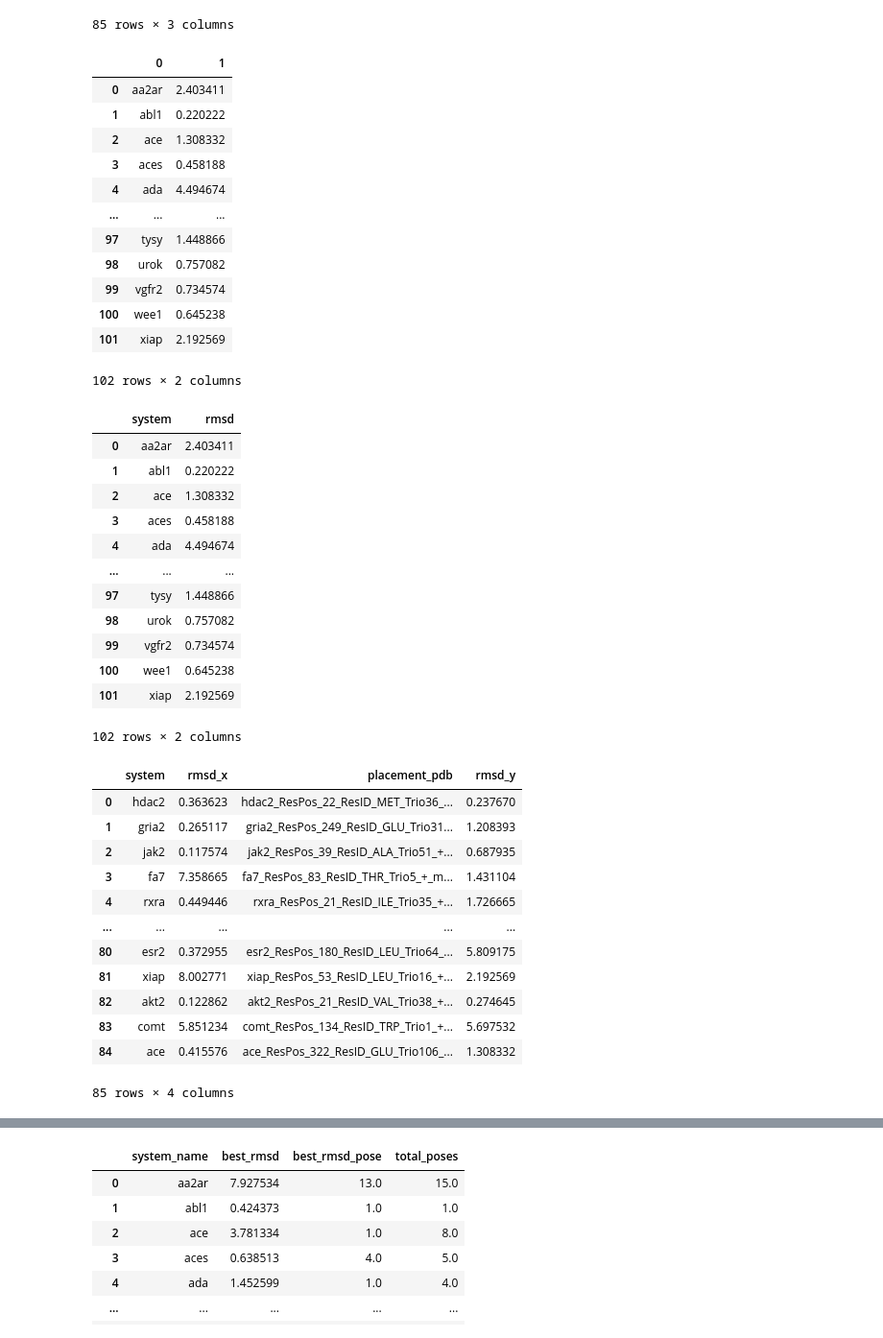
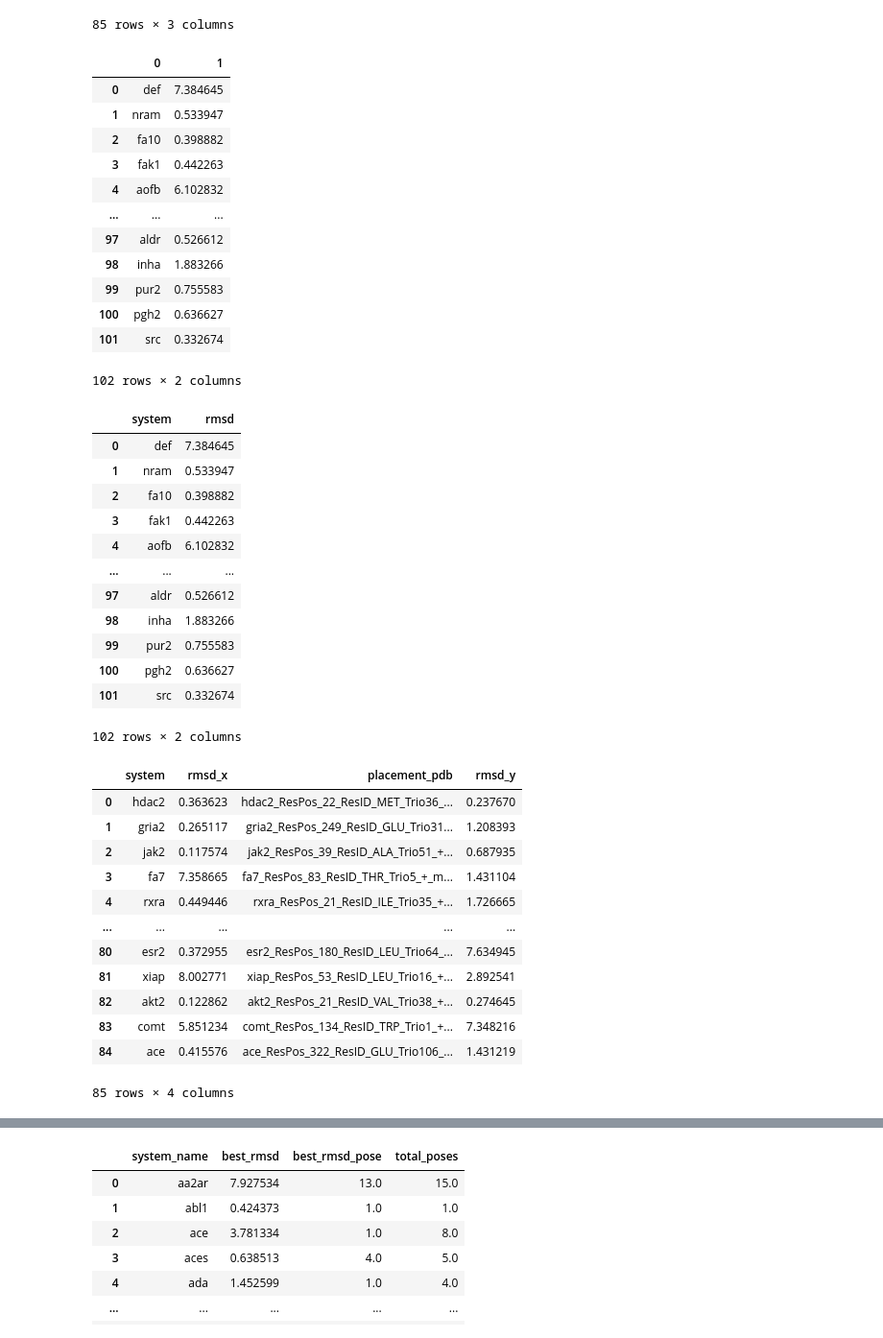
Before and after one commit to toadlover/thyme_lab_internship_2024, a Jupyter notebook: jupyter_notebooks/all_software_comparison_top_1_single_best_motifs_placements.ipynb, the cells around one changed output, grey strips where cells are left out. Shown at 96% size. Drawn from its saved outputs; the diff is of its cells as text; code cells hidden in the pictures.

```diff
--- a/jupyter_notebooks/all_software_comparison_top_1_single_best_motifs_placements.ipynb
+++ b/jupyter_notebooks/all_software_comparison_top_1_single_best_motifs_placements.ipynb
@@ -24,21 +24,21 @@ motifs_df
 85 rows × 3 columns
 # %%
 #initial read and print of AutoDock Vina dataframe
-ad_df = pd.read_csv("../AutoDock_Vina/ADV_best_rmsds.csv",header=None)
+ad_df = pd.read_csv("../AutoDock_Vina/ADV_best_rmsds_top_1.csv",header=None)
 ad_df
 # %% [output]
 |  | 0 | 1 |
-| 0 | aa2ar | 2.403411 |
-| 1 | abl1 | 0.220222 |
-| 2 | ace | 1.308332 |
-| 3 | aces | 0.458188 |
-| 4 | ada | 4.494674 |
+| 0 | def | 7.384645 |
+| 1 | nram | 0.533947 |
+| 2 | fa10 | 0.398882 |
+| 3 | fak1 | 0.442263 |
+| 4 | aofb | 6.102832 |
 | ... | ... | ... |
-| 97 | tysy | 1.448866 |
-| 98 | urok | 0.757082 |
-| 99 | vgfr2 | 0.734574 |
-| 100 | wee1 | 0.645238 |
-| 101 | xiap | 2.192569 |
+| 97 | aldr | 0.526612 |
+| 98 | inha | 1.883266 |
+| 99 | pur2 | 0.755583 |
+| 100 | pgh2 | 0.636627 |
+| 101 | src | 0.332674 |
 102 rows × 2 columns
 # %%
 #rename autodock columns to be "system" and "rmsd" like with motifs dataframe (initial .csv did not have header line)
@@ -47,17 +47,17 @@ ad_df.columns = ['system', 'rmsd']
 ad_df
 # %% [output]
 |  | system | rmsd |
-| 0 | aa2ar | 2.403411 |
-| 1 | abl1 | 0.220222 |
-| 2 | ace | 1.308332 |
-| 3 | aces | 0.458188 |
-| 4 | ada | 4.494674 |
+| 0 | def | 7.384645 |
+| 1 | nram | 0.533947 |
+| 2 | fa10 | 0.398882 |
+| 3 | fak1 | 0.442263 |
+| 4 | aofb | 6.102832 |
 | ... | ... | ... |
-| 97 | tysy | 1.448866 |
-| 98 | urok | 0.757082 |
-| 99 | vgfr2 | 0.734574 |
-| 100 | wee1 | 0.645238 |
-| 101 | xiap | 2.192569 |
+| 97 | aldr | 0.526612 |
+| 98 | inha | 1.883266 |
+| 99 | pur2 | 0.755583 |
+| 100 | pgh2 | 0.636627 |
+| 101 | src | 0.332674 |
 102 rows × 2 columns
 # %%
 #Inner join of motifs and autodock dataframes for plotting purposes; followed with test print
@@ -71,11 +71,11 @@ merged_df
 | 3 | fa7 | 7.358665 | fa7_ResPos_83_ResID_THR_Trio5_+_m... | 1.431104 |
 | 4 | rxra | 0.449446 | rxra_ResPos_21_ResID_ILE_Trio35_+... | 1.726665 |
 | ... | ... | ... | ... | ... |
-| 80 | esr2 | 0.372955 | esr2_ResPos_180_ResID_LEU_Trio64_... | 5.809175 |
-| 81 | xiap | 8.002771 | xiap_ResPos_53_ResID_LEU_Trio16_+... | 2.192569 |
+| 80 | esr2 | 0.372955 | esr2_ResPos_180_ResID_LEU_Trio64_... | 7.634945 |
+| 81 | xiap | 8.002771 | xiap_ResPos_53_ResID_LEU_Trio16_+... | 2.892541 |
 | 82 | akt2 | 0.122862 | akt2_ResPos_21_ResID_VAL_Trio38_+... | 0.274645 |
-| 83 | comt | 5.851234 | comt_ResPos_134_ResID_TRP_Trio1_+... | 5.697532 |
-| 84 | ace | 0.415576 | ace_ResPos_322_ResID_GLU_Trio106_... | 1.308332 |
+| 83 | comt | 5.851234 | comt_ResPos_134_ResID_TRP_Trio1_+... | 7.348216 |
+| 84 | ace | 0.415576 | ace_ResPos_322_ResID_GLU_Trio106_... | 1.431219 |
 85 rows × 4 columns
 # %%
 #drop placement_pdb column from motifs dataframe
```
Also changed, not shown: parts of 10 cells of this notebook, 4 other files.
